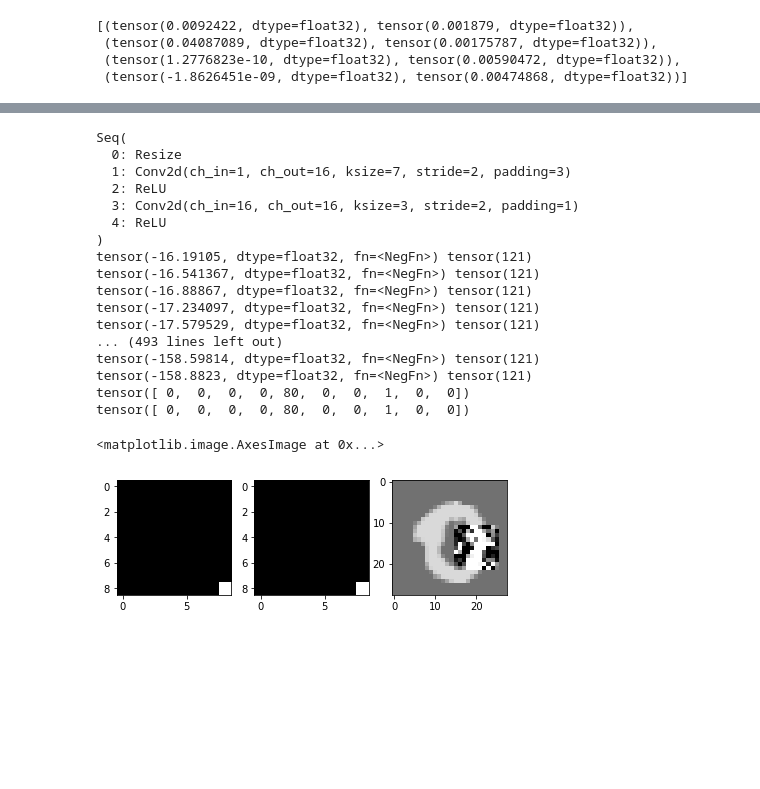
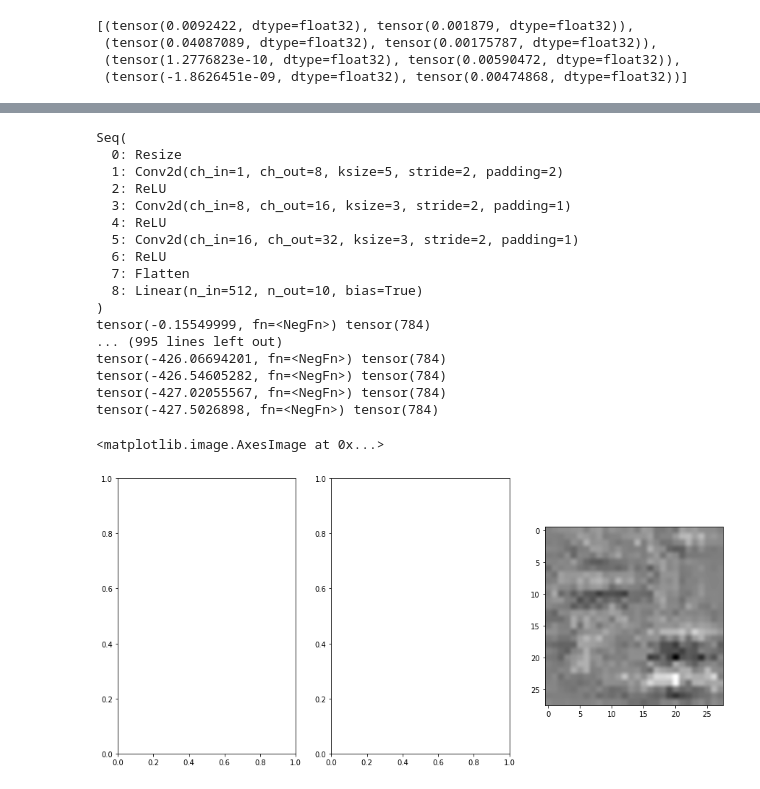
Before and after one commit to eugenefil/ml, a Jupyter notebook: mnist.ipynb, the cells around one changed output, grey strips where cells are left out. Drawn from its saved outputs; the diff is of its cells as text; code cells hidden in the pictures; blank space fills up the shorter version.

```diff
--- a/mnist.ipynb
+++ b/mnist.ipynb
@@ -356,12 +40,3 @@ tensor(0.19948587, dtype=float32) tensor(0.9462)
-# %%
-%%prun
-s=mytorch.tensor(7.,do_grad=False)
-u=mytorch.tensor(8.,do_grad=False)
-for _ in range(300000):
-    t=s*u
-#     t.backward()
-#     s.grad.zero_()
-s.grad,u.grad
 # %%
 class Resize(mytorch.Module):
     def forward(self,x): return x.reshape((-1,1,28,28))
@@ -382,10 +57,11 @@ class Flatten(mytorch.Module):
 def getm():
     return mytorch.Seq(
         Resize() # 784 -> 1x28x28
-        ,mytorch.Conv2d(1,16,7,padding=3,stride=2),mytorch.ReLU() #14
-        ,mytorch.Conv2d(16,16,3,padding=1,stride=2),mytorch.ReLU() #7
+        ,mytorch.Conv2d(1,8,5,padding=2,stride=2),mytorch.ReLU() #14
+        ,mytorch.Conv2d(8,16,3,padding=1,stride=2),mytorch.ReLU() #7
+        ,mytorch.Conv2d(16,32,3,padding=1,stride=2),mytorch.ReLU() #4
         ,Flatten()
-        ,mytorch.Linear(16*7*7,10)
+        ,mytorch.Linear(32*4*4,10)
     ).to(mytorch.float32)
 
 # nh=50
@@ -506,55 +189,58 @@ tensor(0.9853) tensor(0.05863654)
 # %%
+idx=(0,2)
 fi=0
-fx,fy=4,5
+fx,fy=3,3
+# idx=(0,fi,fx,fy)
 # mytorch.manual_seed(1)
-m1=mytorch.Seq(*m[:5]).do_grad_(False);print(m1)
+m1=mytorch.Seq(*m[:]).do_grad_(False);print(m1)
 a=0.
 while a==0.:
 #     x1=mytorch.randn(1,784,do_grad=True)
+    x1=mytorch.rand(1,784,do_grad=True)
 #     x1=mytorch.normal(0,0.02,(1,784),do_grad=True)
-    x1=mytorch.tensor(tr[0][None,20681],do_grad=True)
+#     x1=mytorch.tensor(tr[0][None,30871],do_grad=True)
 #     x1=mytorch.zeros((1,784),do_grad=True)
 #     x1=mytorch.ones((1,784),do_grad=True)
-    a=m1(x1)[0,fi,fx,fy]
+    a=m1(x1)[idx]
 x1_0=x1.clone().detach_()
 lr1=.1
-n_ep1=500
-opt1=mytorch.SGD([x1],lr1)#,l2_decay=0.01)
+n_ep1=1000
+opt1=mytorch.SGD([x1],lr1)#,l2_decay=0.001)
 for _ in range(n_ep1):
-    a=-m1(x1)[0,fi,fx,fy]
+    a=-m1(x1)[idx]
     print(a,end=' ')
     a.backward()
     print((x1.grad!=0.).sum())
     opt1.step()
 #     plt.imshow(x1.reshape((28,28))[:7,:7].v,cmap='gray')
 #     plt.show()
-n=9
-xa0=x1_0.reshape((28,28))[:n,:n]
-xa=x1.reshape((28,28))[:n,:n]
-print(xa0.histc(min=-3,max=3))
-print(xa.histc(min=-3,max=3))
-_,ax=plt.subplots(1,3,figsize=(7,5))
-ax[0].imshow(xa0,cmap='gray')
-ax[1].imshow(xa,cmap='gray')
-ax[2].imshow(x1.reshape((28,28)),cmap='gray',vmin=-4,vmax=4)
+# n=9
+# xa0=x1_0.reshape((28,28))[:n,:n]
+# xa=x1.reshape((28,28))[:n,:n]
+# print(xa0.histc(min=-3,max=3))
+# print(xa.histc(min=-3,max=3))
+_,ax=plt.subplots(1,3,figsize=(15,7))
+# ax[0].imshow(xa0,cmap='gray')
+# ax[1].imshow(xa,cmap='gray')
+ax[2].imshow(x1.reshape((28,28))*tr_std+tr_mean,cmap='gray',interpolation='hanning')
 # %% [output]
 Seq(
   0: Resize
-  1: Conv2d(ch_in=1, ch_out=16, ksize=7, stride=2, padding=3)
+  1: Conv2d(ch_in=1, ch_out=8, ksize=5, stride=2, padding=2)
   2: ReLU
-  3: Conv2d(ch_in=16, ch_out=16, ksize=3, stride=2, padding=1)
+  3: Conv2d(ch_in=8, ch_out=16, ksize=3, stride=2, padding=1)
   4: ReLU
+  5: Conv2d(ch_in=16, ch_out=32, ksize=3, stride=2, padding=1)
+  6: ReLU
+  7: Flatten
+  8: Linear(n_in=512, n_out=10, bias=True)
 )
-tensor(-16.19105, dtype=float32, fn=<NegFn>) tensor(121)
-tensor(-16.541367, dtype=float32, fn=<NegFn>) tensor(121)
-tensor(-16.88867, dtype=float32, fn=<NegFn>) tensor(121)
-tensor(-17.234097, dtype=float32, fn=<NegFn>) tensor(121)
-tensor(-17.579529, dtype=float32, fn=<NegFn>) tensor(121)
-... (493 lines left out)
-tensor(-158.59814, dtype=float32, fn=<NegFn>) tensor(121)
-tensor(-158.8823, dtype=float32, fn=<NegFn>) tensor(121)
-tensor([ 0,  0,  0,  0, 80,  0,  0,  1,  0,  0])
-tensor([ 0,  0,  0,  0, 80,  0,  0,  1,  0,  0])
+tensor(-0.15549999, fn=<NegFn>) tensor(784)
+... (995 lines left out)
+tensor(-426.06694201, fn=<NegFn>) tensor(784)
+tensor(-426.54605282, fn=<NegFn>) tensor(784)
+tensor(-427.02055567, fn=<NegFn>) tensor(784)
+tensor(-427.5026898, fn=<NegFn>) tensor(784)
 <matplotlib.image.AxesImage at 0x...>
-[figure, old version]
+[figure, new version]
 # %%
```
Also changed, not shown: parts of 32 cells of this notebook.
